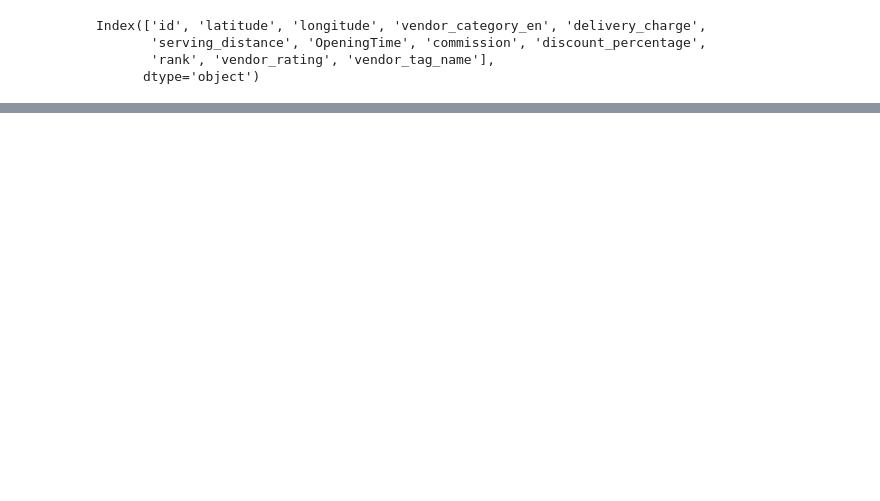
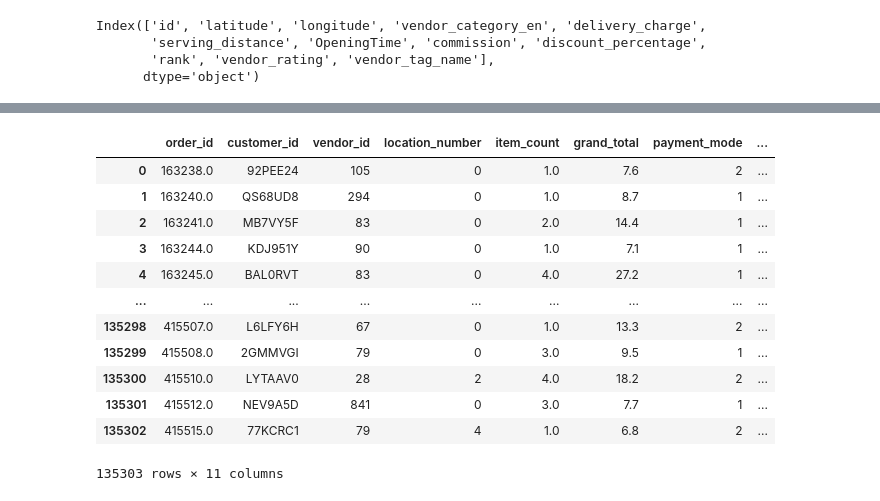
Before and after one commit to KwstasMCPU/delivery_database_and_gui, a Jupyter notebook: data_preparation.ipynb, the cells around one changed output, grey strips where cells are left out. Drawn from its saved outputs; the diff is of its cells as text; code cells hidden in the pictures; blank space fills up the shorter version.

```diff
--- a/data_preparation.ipynb
+++ b/data_preparation.ipynb
@@ -292,2 +485,26 @@ Index(['id', 'latitude', 'longitude', 'vendor_category_en', 'delivery_charge',
 # %%
 # df_1.drop(df_1[df_1['deliverydistance']==0].index, inplace=True)
+# %%
+# lets rename some columns to have more meaningful names
+df_orders.rename(columns={'LOCATION_NUMBER':'location_number','akeed_order_id':'order_id'}, inplace=True)
+# %%
+# rearange the column order
+df_orders = df_orders[['order_id', 'customer_id', 'vendor_id','location_number','item_count', 'grand_total', 'payment_mode',
+                       'vendor_discount_amount', 'deliverydistance', 'delivered_time', 'created_at'
+                      ]]
+# %%
+df_orders
+# %% [output]
+|  | order_id | customer_id | vendor_id | location_number | item_count | grand_total | payment_mode | ... |
+| 0 | 163238.0 | 92PEE24 | 105 | 0 | 1.0 | 7.6 | 2 | ... |
+| 1 | 163240.0 | QS68UD8 | 294 | 0 | 1.0 | 8.7 | 1 | ... |
+| 2 | 163241.0 | MB7VY5F | 83 | 0 | 2.0 | 14.4 | 1 | ... |
+| 3 | 163244.0 | KDJ951Y | 90 | 0 | 1.0 | 7.1 | 1 | ... |
+| 4 | 163245.0 | BAL0RVT | 83 | 0 | 4.0 | 27.2 | 1 | ... |
+| ... | ... | ... | ... | ... | ... | ... | ... | ... |
+| 135298 | 415507.0 | L6LFY6H | 67 | 0 | 1.0 | 13.3 | 2 | ... |
+| 135299 | 415508.0 | 2GMMVGI | 79 | 0 | 3.0 | 9.5 | 1 | ... |
+| 135300 | 415510.0 | LYTAAV0 | 28 | 2 | 4.0 | 18.2 | 2 | ... |
+| 135301 | 415512.0 | NEV9A5D | 841 | 0 | 3.0 | 7.7 | 1 | ... |
+| 135302 | 415515.0 | 77KCRC1 | 79 | 4 | 1.0 | 6.8 | 2 | ... |
+135303 rows × 11 columns
```
Also changed, not shown: parts of 53 cells of this notebook, 5 other files.
